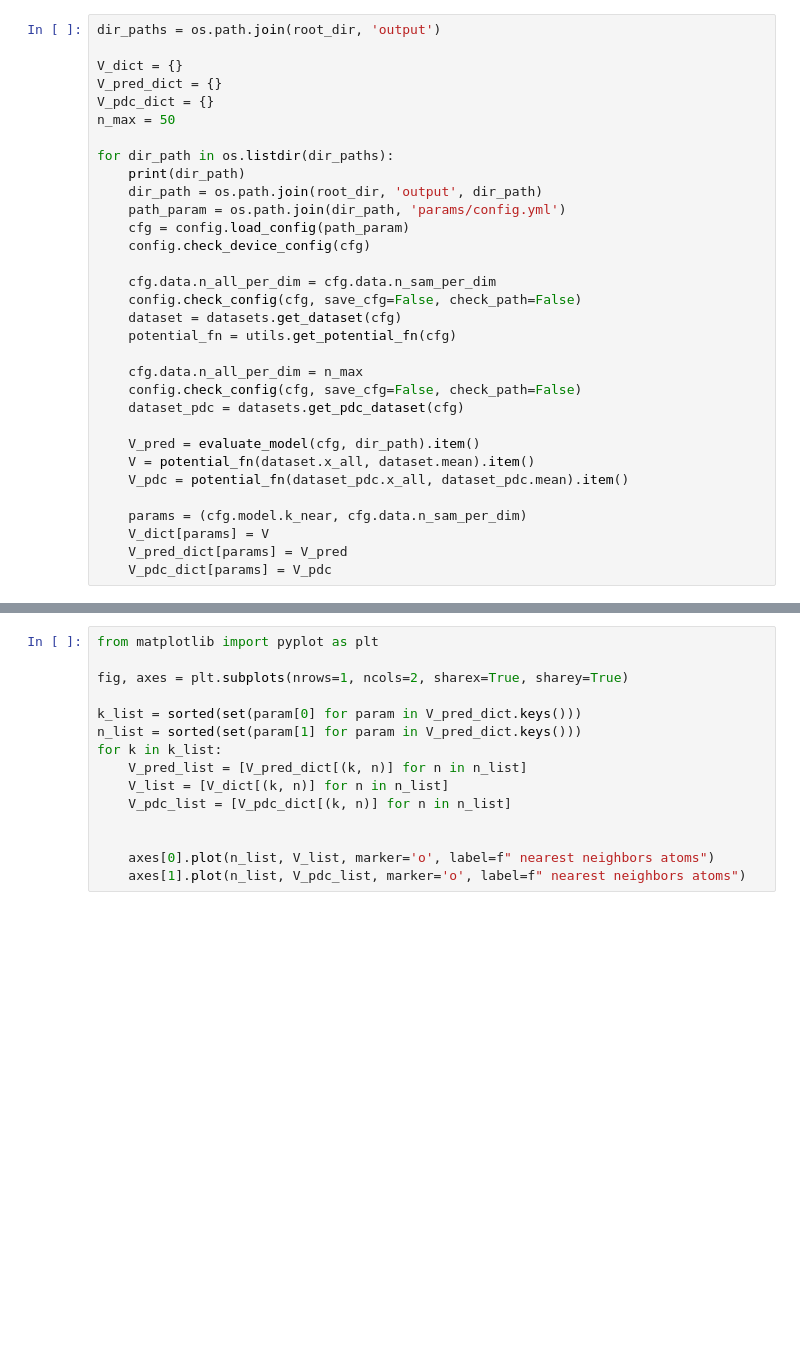
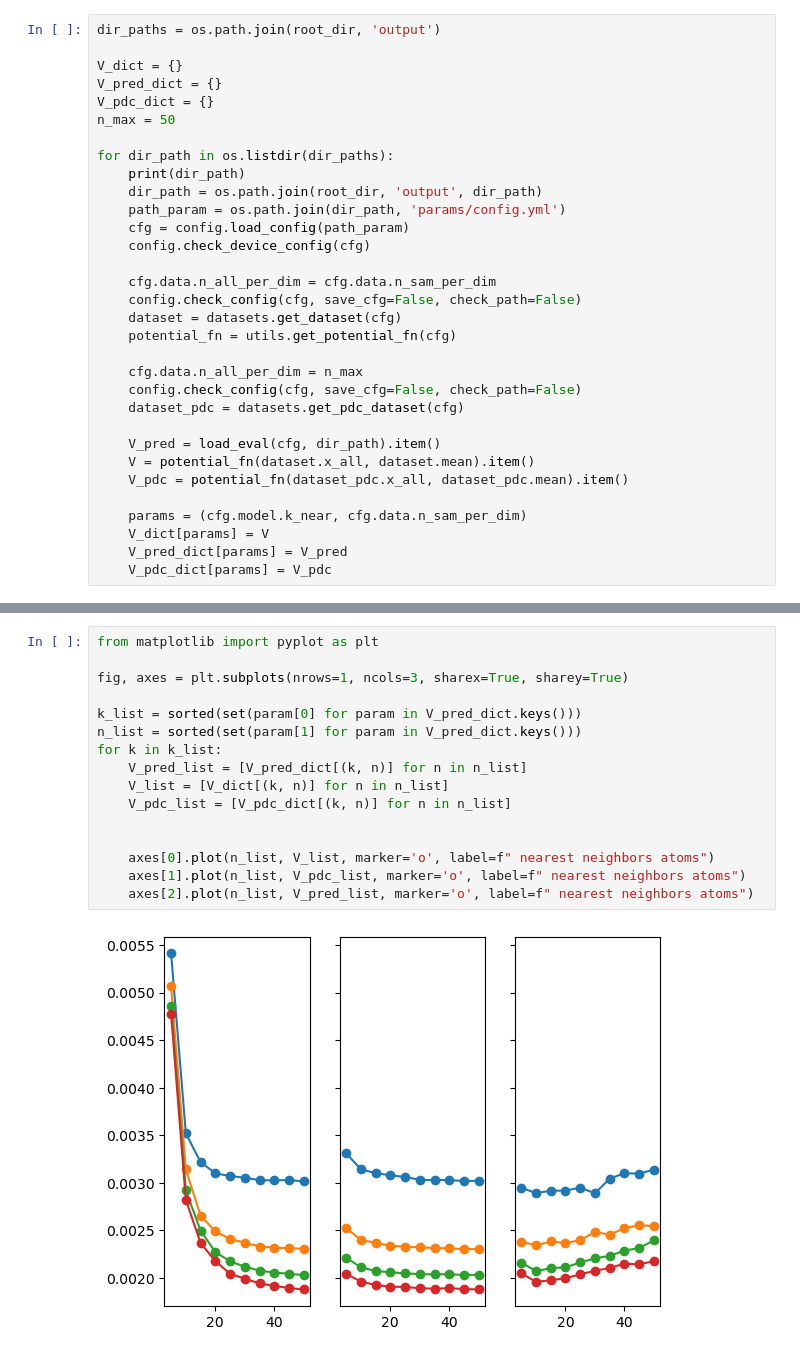
Before and after one commit to shiki442/SB-SAM, a Jupyter notebook: notebooks/eval.ipynb, the cells around one changed output, grey strips where cells are left out. Cells and saved outputs as stored; diff of their text form; blank space fills up the shorter version.

```diff
--- a/notebooks/eval.ipynb
+++ b/notebooks/eval.ipynb
@@ -29,7 +29,7 @@ for dir_path in os.listdir(dir_paths):
     config.check_config(cfg, save_cfg=False, check_path=False)
     dataset_pdc = datasets.get_pdc_dataset(cfg)
 
-    V_pred = evaluate_model(cfg, dir_path).item()
+    V_pred = load_eval(cfg, dir_path).item()
     V = potential_fn(dataset.x_all, dataset.mean).item()
     V_pdc = potential_fn(dataset_pdc.x_all, dataset_pdc.mean).item()
 
@@ -40,15 +59,18 @@ for dir_path in os.listdir(dir_paths):
 # %%
 from matplotlib import pyplot as plt
 
-fig, axes = plt.subplots(nrows=1, ncols=2, sharex=True, sharey=True)
+fig, axes = plt.subplots(nrows=1, ncols=3, sharex=True, sharey=True)
 
 k_list = sorted(set(param[0] for param in V_pred_dict.keys()))
 n_list = sorted(set(param[1] for param in V_pred_dict.keys()))
 for k in k_list:
     V_pred_list = [V_pred_dict[(k, n)] for n in n_list]
     V_list = [V_dict[(k, n)] for n in n_list]
     V_pdc_list = [V_pdc_dict[(k, n)] for n in n_list]
 
 
     axes[0].plot(n_list, V_list, marker='o', label=f" nearest neighbors atoms")
     axes[1].plot(n_list, V_pdc_list, marker='o', label=f" nearest neighbors atoms")
+    axes[2].plot(n_list, V_pred_list, marker='o', label=f" nearest neighbors atoms")
+# %% [output]
+[figure, added]
```
Also changed, not shown: parts of 2 cells of this notebook, 12 other files.
